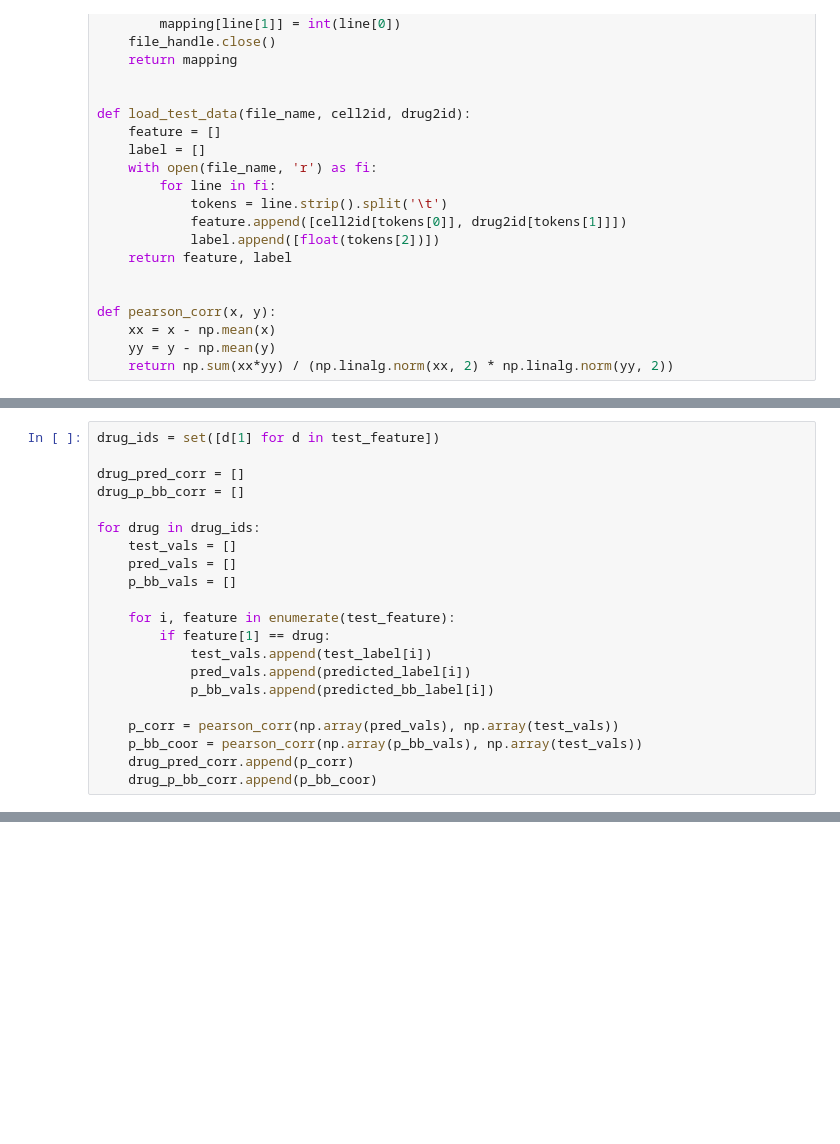
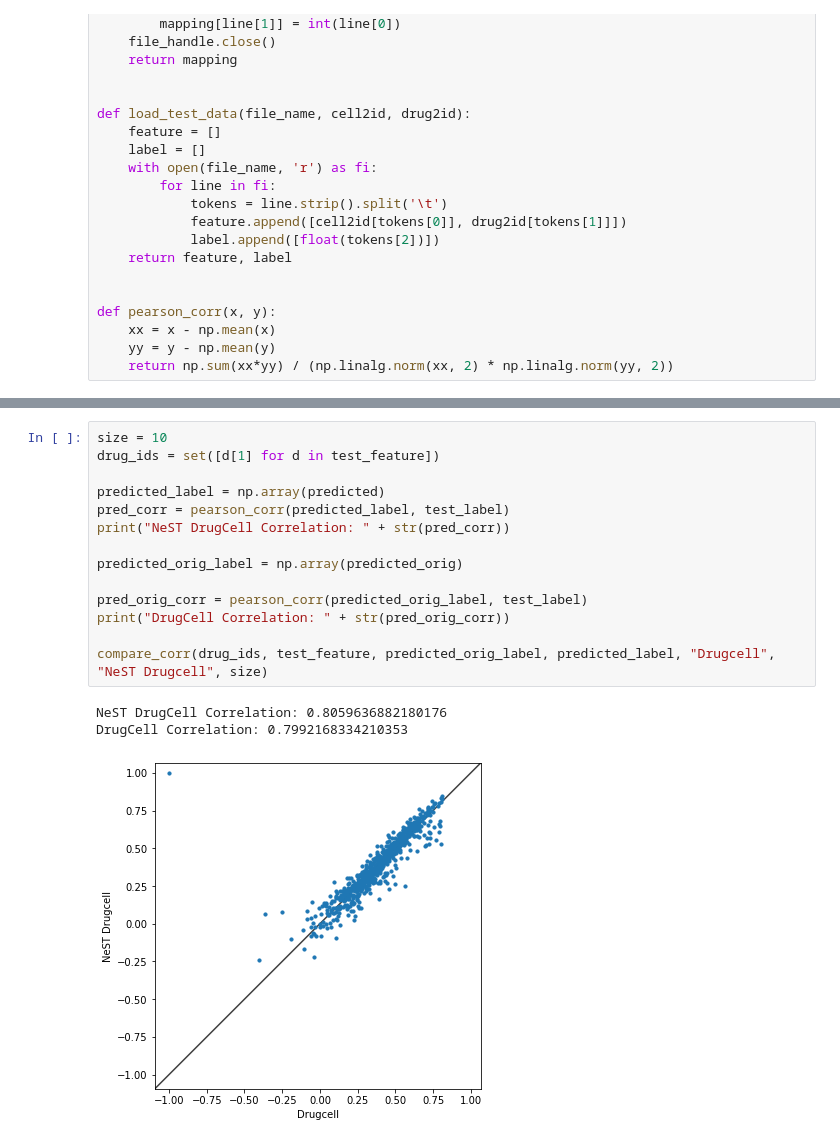
Before and after one commit to enmsilva/nest_drugcell, a Jupyter notebook: code/result_analysis.ipynb, the cells around one changed output, grey strips where cells are left out. Drawn from its saved outputs; the diff is of its cells as text; blank space fills up the shorter version.

```diff
--- a/code/result_analysis.ipynb
+++ b/code/result_analysis.ipynb
@@ -106,22 +110 @@ print(corr)
-# %%
-drug_ids = set([d[1] for d in test_feature])
-
-drug_pred_corr = []
-drug_p_bb_corr = []
-
-for drug in drug_ids:
-    test_vals = []
-    pred_vals = []
-    p_bb_vals = []
-
-    for i, feature in enumerate(test_feature):
-        if feature[1] == drug:
-            test_vals.append(test_label[i])
-            pred_vals.append(predicted_label[i])
-            p_bb_vals.append(predicted_bb_label[i])
-
-    p_corr = pearson_corr(np.array(pred_vals), np.array(test_vals))
-    p_bb_coor = pearson_corr(np.array(p_bb_vals), np.array(test_vals))
-    drug_pred_corr.append(p_corr)
-    drug_p_bb_corr.append(p_bb_coor)
 # %%
@@ -147,0 +151,18 @@ plt.show()
+# %%
+size = 10
+drug_ids = set([d[1] for d in test_feature])
+
+predicted_label = np.array(predicted)
+pred_corr = pearson_corr(predicted_label, test_label)
+print("NeST DrugCell Correlation: " + str(pred_corr))
+
+predicted_orig_label = np.array(predicted_orig)
+
+pred_orig_corr = pearson_corr(predicted_orig_label, test_label)
+print("DrugCell Correlation: " + str(pred_orig_corr))
+
+compare_corr(drug_ids, test_feature, predicted_orig_label, predicted_label, "Drugcell", "NeST Drugcell", size)
+# %% [output]
+NeST DrugCell Correlation: 0.8059636882180176
+DrugCell Correlation: 0.7992168334210353
+[figure, added]
```
Also changed, not shown: parts of 17 cells of this notebook, 2 other files.
